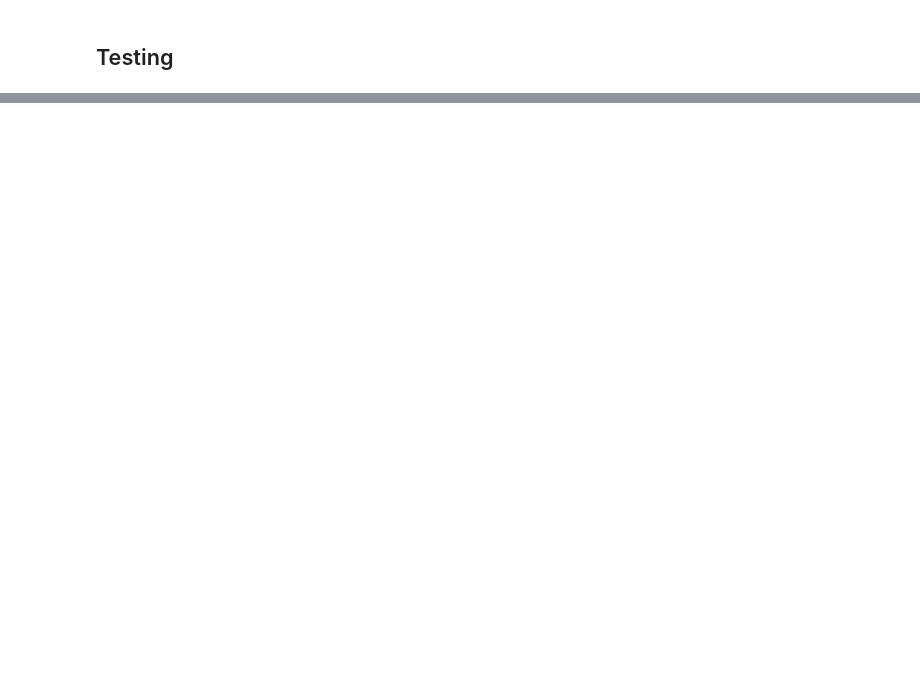
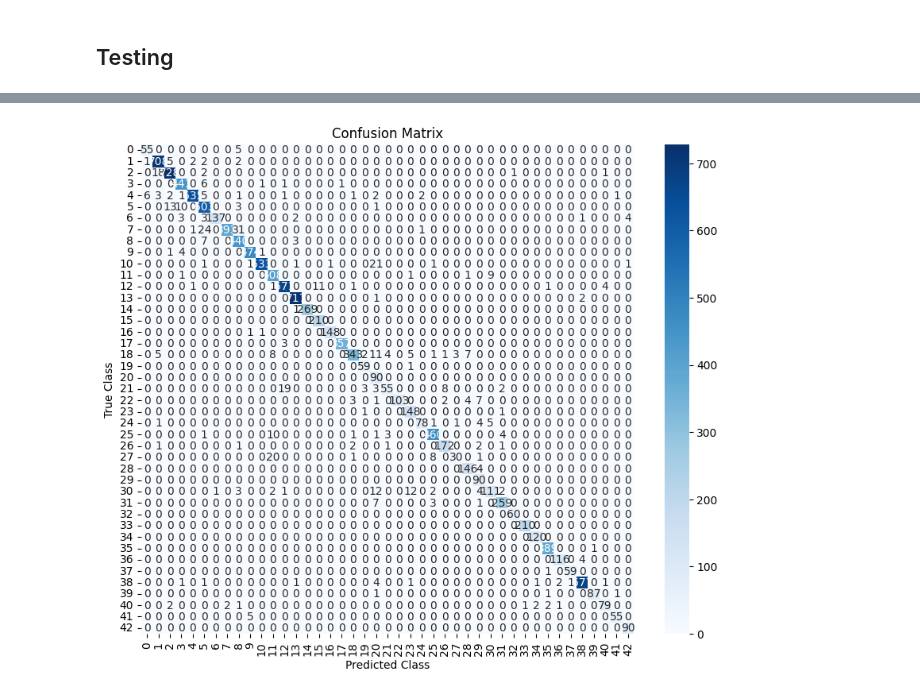
Before and after one commit to dman4703/AITrafficSignRecognition, a Jupyter notebook: AITrafficSystemRecognition.ipynb, the cells around one changed output, grey strips where cells are left out. Drawn from its saved outputs; the diff is of its cells as text; code cells hidden in the pictures; blank space fills up the shorter version.

```diff
--- a/AITrafficSystemRecognition.ipynb
+++ b/AITrafficSystemRecognition.ipynb
@@ -191,0 +262,20 @@ NameError: name 'test_generator' is not defined
+# %%
+from sklearn.metrics import confusion_matrix
+import seaborn as sns
+
+# Get predictions from the model
+y_pred = model.predict(test_images)
+y_pred_classes = np.argmax(y_pred, axis=1)  # Convert one-hot to class labels
+y_true = np.argmax(test_labels, axis=1)
+
+# Generate the confusion matrix
+conf_matrix = confusion_matrix(y_true, y_pred_classes)
+
+# Plot the confusion matrix using seaborn
+plt.figure(figsize=(10, 8))
+sns.heatmap(conf_matrix, annot=True, fmt='d', cmap='Blues', xticklabels=np.unique(y_true), yticklabels=np.unique(y_true))
+plt.title('Confusion Matrix')
+plt.xlabel('Predicted Class')
+plt.ylabel('True Class')
+plt.show()
+# %% [output]
@@ -191,0 +283 @@ NameError: name 'test_generator' is not defined
+[figure, added]
```
Also changed, not shown: parts of 15 cells of this notebook.
